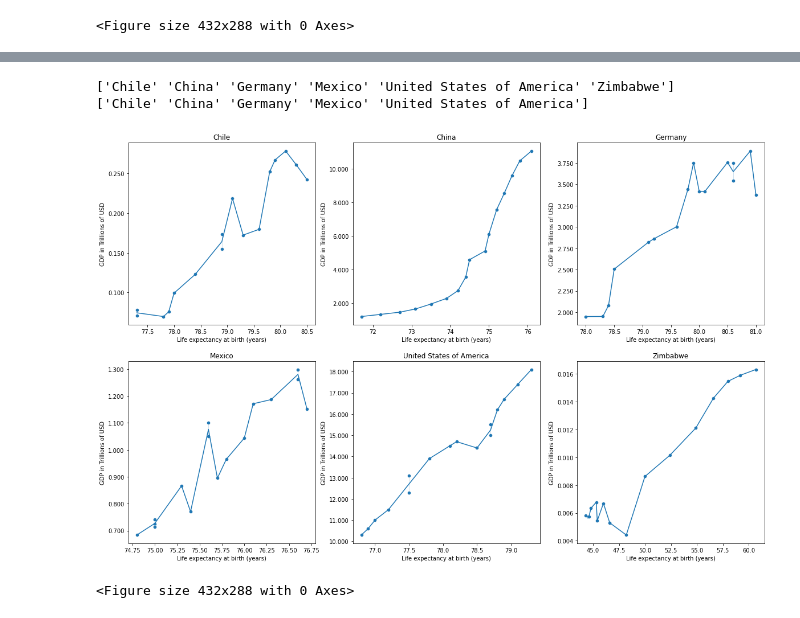
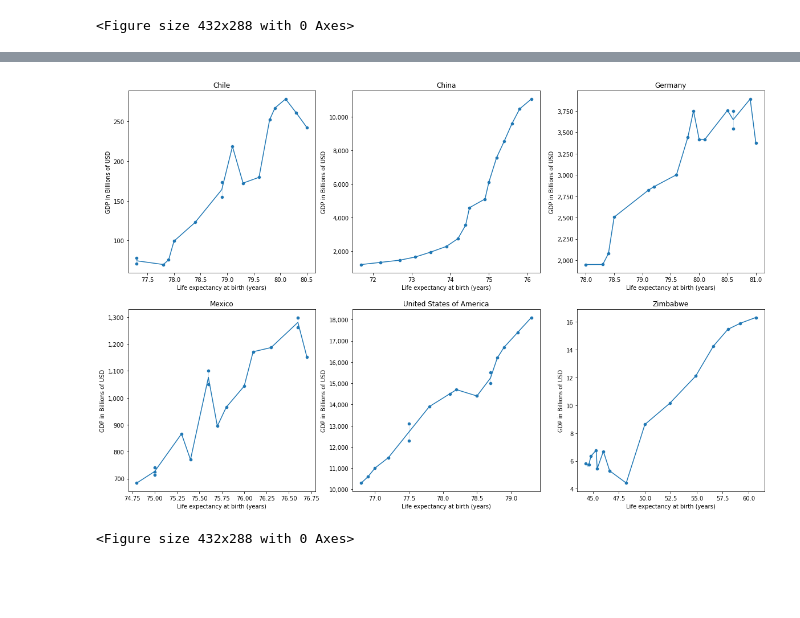
Before and after one commit to egecalay/Life-Expectancy-and-GDP, a Jupyter notebook: life_expectancy_gdp.ipynb, the cells around one changed output, grey strips where cells are left out. Saved outputs shown, nothing was run; the diff lists cells and outputs as text; code cells hidden in the pictures; blank space fills up the shorter version.

```diff
--- a/life_expectancy_gdp.ipynb
+++ b/life_expectancy_gdp.ipynb
@@ -185,26 +202,24 @@ plt.clf()
 # %%
 #Plotting GDP vs life expectancy for each country
 counter=1
 plt.figure(figsize=(20,20))
-print(unique_countries)
+#print(unique_countries)
 countries_minus_Zimbabwe=unique_countries[unique_countries != 'Zimbabwe']
-print(countries_minus_Zimbabwe)
+#print(countries_minus_Zimbabwe)
 for country in unique_countries:
     ax= plt.subplot(3,3,counter)
     sns.lineplot(x='Life expectancy at birth (years)',y='GDP', data=df[df.Country == country])
     scat_ax_a=sns.scatterplot(x='Life expectancy at birth (years)',y='GDP', data=df[df.Country == country])
-    ylabels_1 = ['{:,.3f}'.format(y) for y in scat_ax_a.get_yticks()/(10**12)]
+    ylabels_1 = ['{:,.0f}'.format(y) for y in scat_ax_a.get_yticks()/(10**9)]
     scat_ax_a.set_yticklabels(ylabels_1)
-    scat_ax_a.set_ylabel('GDP in Trillions of USD')
+    scat_ax_a.set_ylabel('GDP in Billions of USD')
 
     plt.title(country)
     #ax.yaxis.set_major_formatter(FormatStrFormatter('%2.2e'))
     counter+=1
 plt.savefig('Gross Domestic Product in relation to Life Expectancy.png')
 plt.show()
 plt.clf()
 # %% [output]
+[figure, new version]
-['Chile' 'China' 'Germany' 'Mexico' 'United States of America' 'Zimbabwe']
-['Chile' 'China' 'Germany' 'Mexico' 'United States of America']
+<Figure size 432x288 with 0 Axes>
-[figure, old version]
-<Figure size 432x288 with 0 Axes>
```
Also changed, not shown: parts of 10 cells of this notebook, 3 other files.
